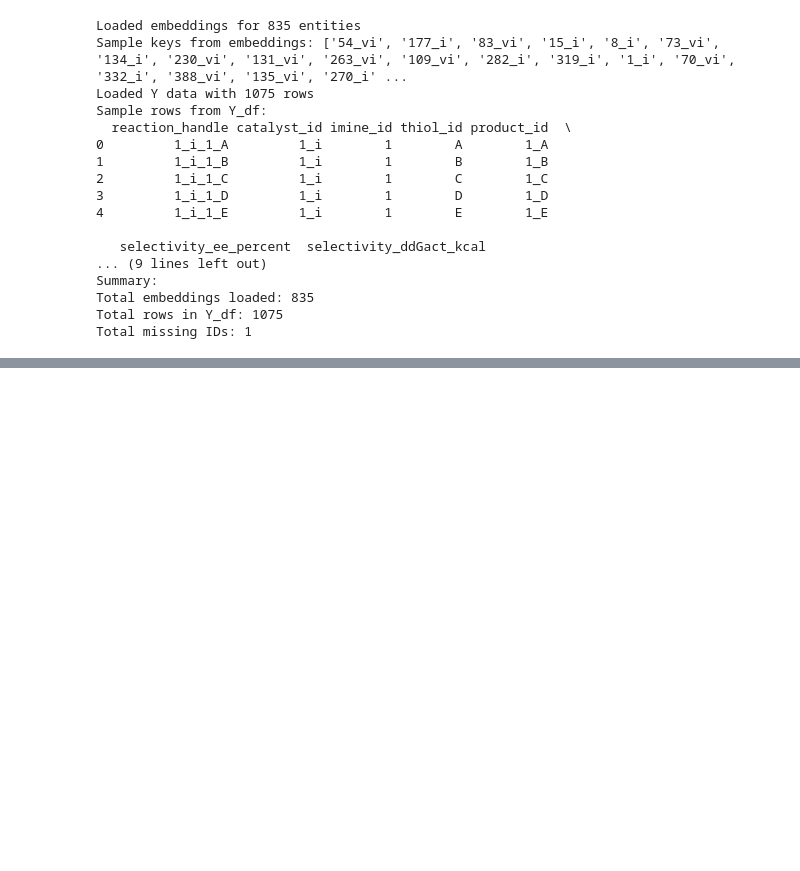
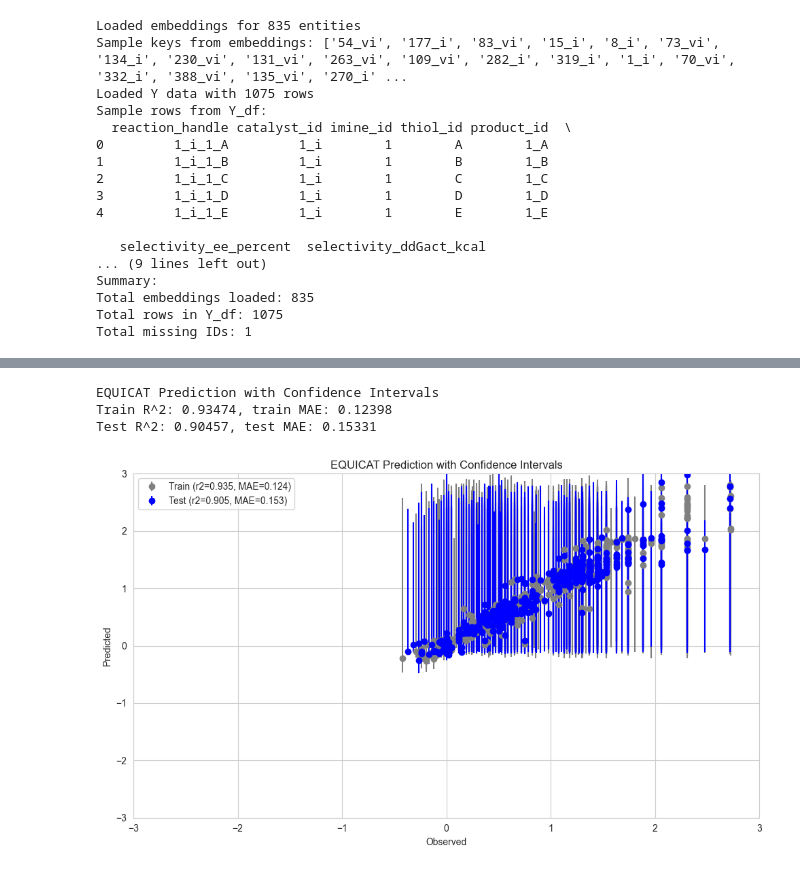
Before and after one commit to utkarshsharma00/equicat, a Jupyter notebook: src/test_1.ipynb, the cells around one changed output, grey strips where cells are left out. Cells and saved outputs as stored; diff of their text form; code cells hidden in the pictures; blank space fills up the shorter version.

```diff
--- a/src/test_1.ipynb
+++ b/src/test_1.ipynb
@@ -327,0 +334,74 @@ Test R^2: 0.90488, test MAE: 0.15197
+# %%
+# Step 1: Define the bootstrap_predictions function
+def bootstrap_predictions(estimator, X, n_bootstraps=100, ci=95):
+    """
+    Generates bootstrap predictions for each sample in X and calculates confidence intervals.
+    """
+    X = np.array(X)  # Ensure X is a NumPy array for indexing
+    boot_preds = []
+
+    for _ in range(n_bootstraps):
+        # Resample the training data with replacement
+        X_bootstrap_indices = np.random.choice(range(len(X)), size=len(X), replace=True)
+        X_bootstrap = X[X_bootstrap_indices]
+        boot_preds.append(estimator.predict(X_bootstrap))
+
+    # Calculate lower and upper bounds for the confidence interval
+    lower_bound = np.percentile(boot_preds, (100 - ci) / 2, axis=0)
+    upper_bound = np.percentile(boot_preds, 100 - (100 - ci) / 2, axis=0)
+
+    return lower_bound, upper_bound
+
+# Step 2: Generate confidence intervals for train and test predictions
+Y_train_lower, Y_train_upper = bootstrap_predictions(best_model, X_train)
+Y_test_lower, Y_test_upper = bootstrap_predictions(best_model, X_test)
+
+# Modify the plotting function to handle confidence intervals with non-negative error bounds
+def plot_and_print_with_ci(estimator, X_train, Y_train, X_test, Y_test, title,
+                           Y_train_lower, Y_train_upper, Y_test_lower, Y_test_upper,
+                           verbose=1, file_dpi=800):
+    predicted_train = estimator.predict(X_train)
+    r2_train = r2_score(Y_train, predicted_train)
+    mae_train = mean_absolute_error(Y_train, predicted_train)
+
+    predicted_test = estimator.predict(X_test)
+    r2_test = r2_score(Y_test, predicted_test)
+    mae_test = mean_absolute_error(Y_test, predicted_test)
+
+    if verbose:
+        print(title)
+        print(f"Train R^2: {r2_train:0.5f}, train MAE: {mae_train:0.5f}")
+        print(f"Test R^2: {r2_test:0.5f}, test MAE: {mae_test:0.5f}")
+
+    fig, ax = plt.subplots(figsize=(10, 6))
+
+    # Plot training data with confidence intervals (abs to ensure non-negative errors)
+    ax.errorbar(Y_train, predicted_train,
+                yerr=[np.abs(predicted_train - Y_train_lower), np.abs(Y_train_upper - predicted_train)],
+                fmt='o', color="gray", label=f"Train (r2={r2_train:0.3f}, MAE={mae_train:0.3f})")
+
+    # Plot test data with confidence intervals
+    ax.errorbar(Y_test, predicted_test,
+                yerr=[np.abs(predicted_test - Y_test_lower), np.abs(Y_test_upper - predicted_test)],
+                fmt='o', color="blue", label=f"Test (r2={r2_test:0.3f}, MAE={mae_test:0.3f})")
+
+    ax.set_title(title)
+    ax.set_xlabel("Observed")
+    ax.set_ylabel("Predicted")
+    ax.set_ylim(-3, 3)
+    ax.set_xlim(-3, 3)
+
+    plt.legend()
+    plt.tight_layout()
+    plt.savefig(title + ".png", dpi=file_dpi)
+    plt.show()
+    plt.close()
+
+# Plot with confidence intervals
+plot_and_print_with_ci(best_model, X_train, Y_train, X_test, Y_test, "EQUICAT Prediction with Confidence Intervals",
+                       Y_train_lower, Y_train_upper, Y_test_lower, Y_test_upper)
+# %% [output]
+EQUICAT Prediction with Confidence Intervals
+Train R^2: 0.93474, train MAE: 0.12398
+Test R^2: 0.90457, test MAE: 0.15331
+[figure, added]
```
Also changed, not shown: parts of 6 cells of this notebook, 2 other files.
